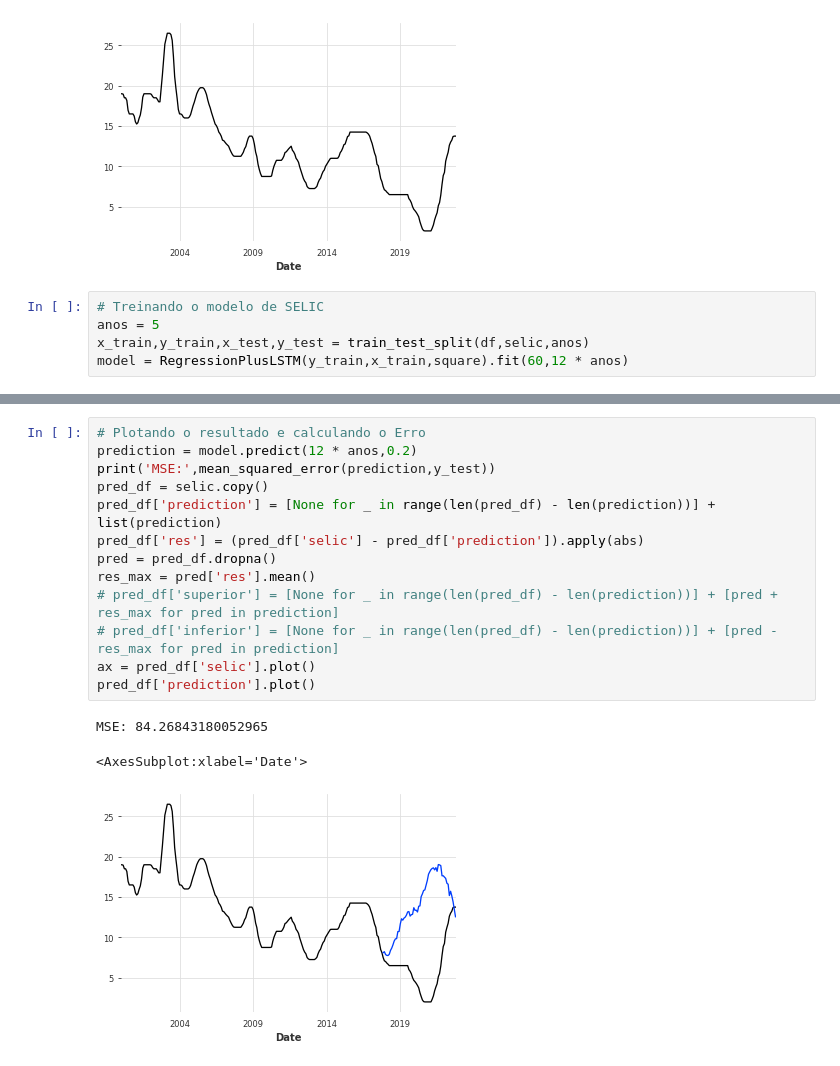
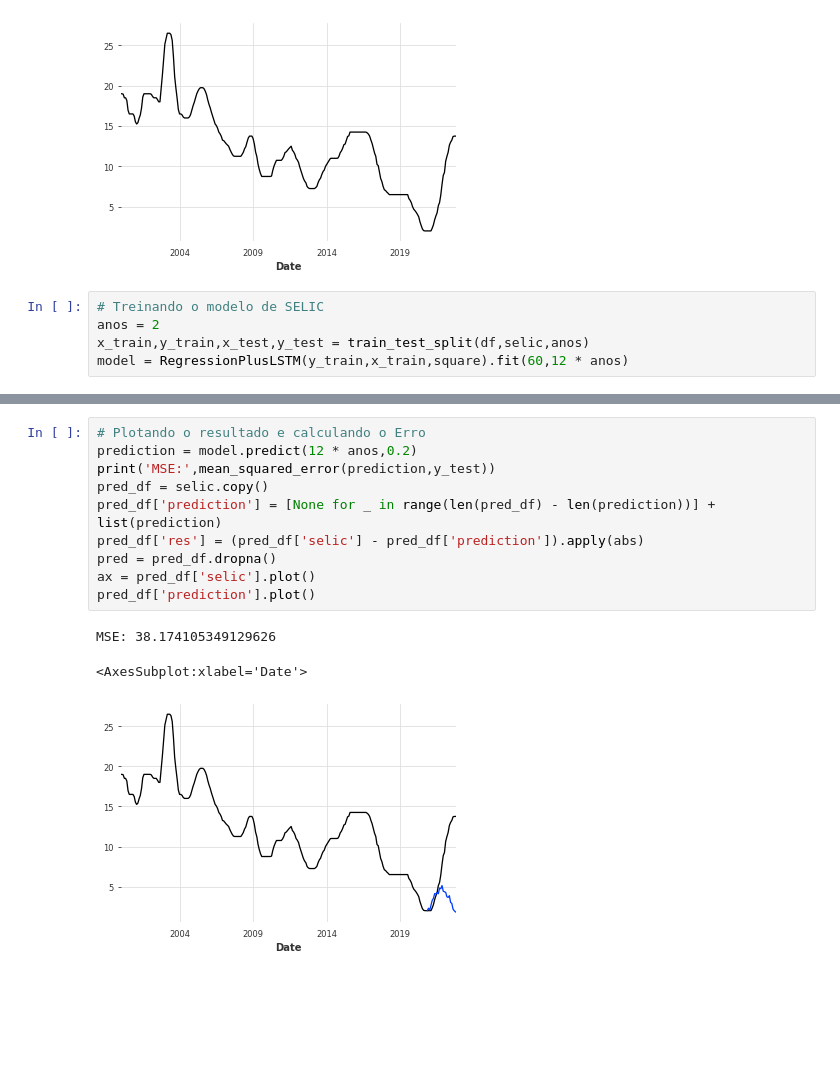
Before and after one commit to aruasouza/CTG, a Jupyter notebook: definitive_models.ipynb, the cells around one changed output, grey strips where cells are left out. Saved outputs shown, nothing was run; the diff lists cells and outputs as text; blank space fills up the shorter version.

Commit message:
prediction of two years

```diff
--- a/definitive_models.ipynb
+++ b/definitive_models.ipynb
@@ -265,7 +265,7 @@ selic.selic.plot()
 [figure]
 # %%
 # Treinando o modelo de SELIC
-anos = 5
+anos = 2
 x_train,y_train,x_test,y_test = train_test_split(df,selic,anos)
 model = RegressionPlusLSTM(y_train,x_train,square).fit(60,12 * anos)
 # %% [output]
@@ -278,20 +278,17 @@ model = RegressionPlusLSTM(y_train,x_train,square).fit(60,12 * anos)
 # %%
 # Plotando o resultado e calculando o Erro
 prediction = model.predict(12 * anos,0.2)
 print('MSE:',mean_squared_error(prediction,y_test))
 pred_df = selic.copy()
 pred_df['prediction'] = [None for _ in range(len(pred_df) - len(prediction))] + list(prediction)
 pred_df['res'] = (pred_df['selic'] - pred_df['prediction']).apply(abs)
 pred = pred_df.dropna()
-res_max = pred['res'].mean()
-# pred_df['superior'] = [None for _ in range(len(pred_df) - len(prediction))] + [pred + res_max for pred in prediction]
-# pred_df['inferior'] = [None for _ in range(len(pred_df) - len(prediction))] + [pred - res_max for pred in prediction]
 ax = pred_df['selic'].plot()
 pred_df['prediction'].plot()
 # %% [output]
-MSE: 84.26843180052965
+MSE: 38.174105349129626
 <AxesSubplot:xlabel='Date'>
-[figure, old version]
+[figure, new version]
 # %%
 # Treinando novamente o modelo e plotando o Forecast
 model = RegressionPlusLSTM(selic,df,square).fit(60,12 * anos)
```
Also changed, not shown: parts of 8 cells of this notebook.
